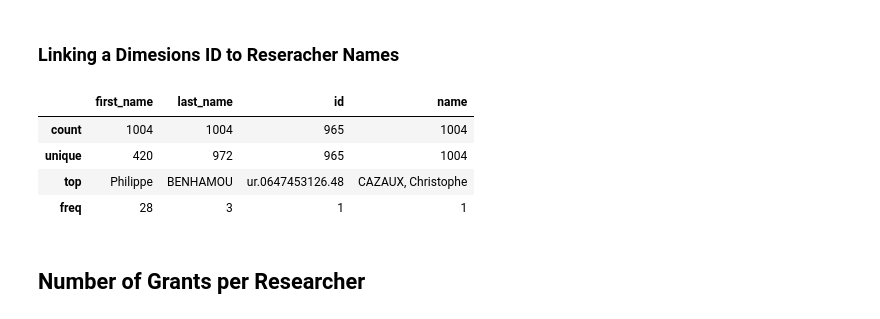
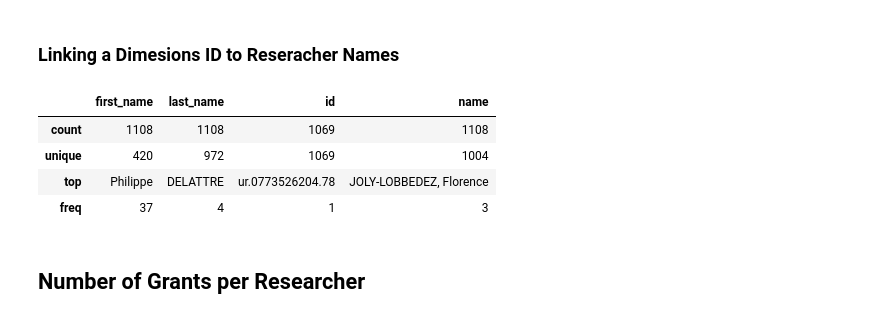
Before and after one commit to Coleridge-Initiative/helios, a Jupyter notebook: scripts/summary_stats.ipynb, the cells around one changed output. Cells and saved outputs as stored; diff of their text form; code cells hidden in the pictures.

```diff
--- a/scripts/summary_stats.ipynb
+++ b/scripts/summary_stats.ipynb
@@ -66,0 +128,5 @@ pub_dtl.describe(include = 'all')
+# %%
+researchers_o = actors[['prenom_port', 'nom_port']].drop_duplicates().reset_index(drop = True)
+researchers_o = researchers_o[(researchers_o['prenom_port'].notnull())&(researchers_o['nom_port'].notnull())]
+researchers_o['source'] = "0"
+print("There are {} unique primary researchers in the original data.".format(researchers_o.shape[0]))
@@ -66,0 +135,11 @@ pub_dtl.describe(include = 'all')
+# %%
+for i in range(1, 5):
+    temp = actors[['prenom_aut_port{}'.format(i), 'nom_aut_port{}'.format(i)]].drop_duplicates()
+    temp = temp.rename(index=str, columns={'prenom_aut_port{}'.format(i): "prenom_port"
+                                           , 'nom_aut_port{}'.format(i): "nom_port"})
+    temp = temp[(temp['prenom_port'].notnull())&(temp['nom_port'].notnull())]
+    temp['source'] = "{}".format(i)
+    researchers_o = pd.concat([researchers_o, temp])
+    researchers_o = researchers_o.drop_duplicates(['prenom_port', 'nom_port']).reset_index(drop = True)
+r = researchers_o.shape[0]
+print("There are {} unique researchers in the original data when accounting for the aut researchers.".format(r))
@@ -176,22 +295,36 @@ grnt_dtl[['INCA ID', 'researcher_name']].drop_duplicates()[grnt_dtl[['INCA ID',
 | 325 | inca_210 | Jean BOURHIS |
 # %% [markdown]
 ### Linking a Dimesions ID to Reseracher Names
+# %%
+dim_ids = pub_dtl[['prenom_port', 'nom_port', 'Dimensions Researcher ID'
+                   , 'Additional Researcher DIM ID to combine', 'Additional Researcher DIM ID to combine 2']]
+dim_ids = dim_ids.drop_duplicates().reset_index(drop = True)
+# %%
+rsrs_ids = dim_ids[['prenom_port', 'nom_port', 'Dimensions Researcher ID']]
+rsrs_ids = rsrs_ids.rename(index=str, columns={'Dimensions Researcher ID': 'id'})
+rsrs_ids = rsrs_ids[rsrs_ids['id'].notnull()]
+for string in ('', ' 2'):
+    temp = dim_ids[['prenom_port', 'nom_port', 'Additional Researcher DIM ID to combine{}'.format(string)]]
+    temp = temp.rename(index=str, columns={'Additional Researcher DIM ID to combine{}'.format(string): 'id'})
+    temp = temp[temp['id'].notnull()]
+    rsrs_ids = pd.concat([rsrs_ids, temp])
+rsrs_ids = rsrs_ids.reset_index(drop = True)
 # %%
 researchers = pd.merge(grnt_dtl[['prenom_port', 'nom_port']].drop_duplicates()
-                       , pub_dtl[['prenom_port', 'nom_port', 'Dimensions Researcher ID']].drop_duplicates()
+                       , rsrs_ids[['prenom_port', 'nom_port', 'id']].drop_duplicates()
                        , how = 'outer')
 researchers = researchers.drop_duplicates()
 researchers.columns = ['first_name', 'last_name', 'id']
 researchers['name'] = researchers['last_name'] + ", " + researchers['first_name']
 researchers = researchers.sort_values('name')
 researchers = researchers.reset_index(drop = True)
 researchers.describe()
 # %% [output]
 |  | first_name | last_name | id | name |
-| count | 1004 | 1004 | 965 | 1004 |
-| unique | 420 | 972 | 965 | 1004 |
-| top | Philippe | BENHAMOU | ur.0647453126.48 | CAZAUX, Christophe |
-| freq | 28 | 3 | 1 | 1 |
+| count | 1108 | 1108 | 1069 | 1108 |
+| unique | 420 | 972 | 1069 | 1004 |
+| top | Philippe | DELATTRE | ur.0773526204.78 | JOLY-LOBBEDEZ, Florence |
+| freq | 37 | 4 | 1 | 3 |
 # %%
 researchers.to_csv('../data/researchers.csv', index = False)
 # %% [markdown]
```
Also changed, not shown: parts of 39 cells of this notebook.
